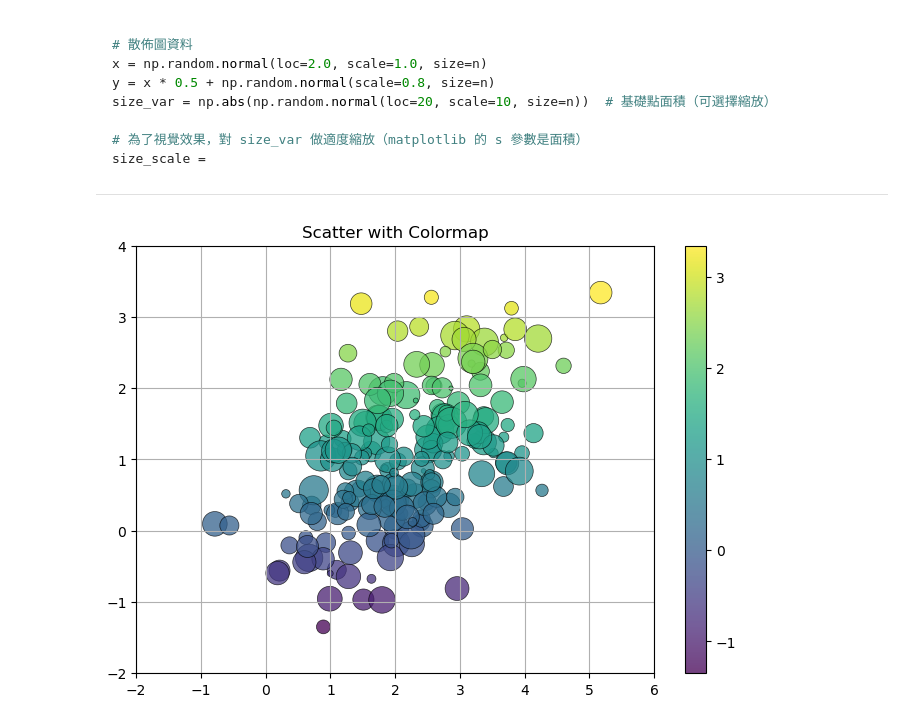
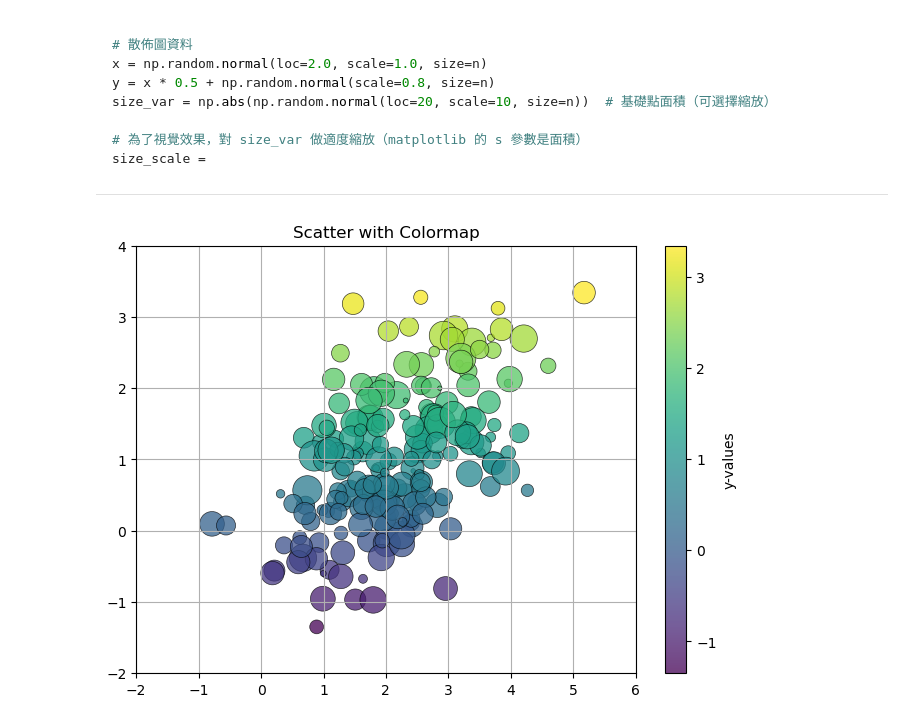
Before and after one commit to IntroDS-2025f/github-hw-1-Max-00000, a Jupyter notebook: matplot_test1.ipynb, the cells around one changed output. Cells and saved outputs as stored; diff of their text form; code cells hidden in the pictures.

```diff
--- a/matplot_test1.ipynb
+++ b/matplot_test1.ipynb
@@ -90,32 +90,32 @@ import numpy as np
 import matplotlib.pyplot as plt
 
 # 固定亂數種子以便結果可重現
 np.random.seed(768)
 
 n = 200
 
 x = np.random.normal(loc=2.0, scale=1.0, size=n)
 y = x * 0.5 + np.random.normal(scale=0.8, size=n)
 size_var = np.abs(np.random.normal(loc=20, scale=10, size=n))
 size_scalar = (size_var - size_var.min()) / (size_var.max() - size_var.min() + 1e-9) * 490 + 10
 
 fig, ax = plt.subplots(
     nrows=1,
     ncols=1,
     layout='constrained'
 )
 
 ax.set(
     title='Scatter with Colormap',
     xlim=(-2, 6),
     ylim=(-2, 4)
 )
 ax.grid(visible=True)
 
 sc = ax.scatter(x, y, c=y, s=size_scalar, alpha=0.75, edgecolors='black', linewidths=0.5)
 
-cbar = fig.colorbar(sc, ax=ax)
+cbar = fig.colorbar(sc, ax=ax, label='y-values')
 
 plt.show()
 # %% [output]
-[figure, old version]
+[figure, new version]
```
Also changed, not shown: parts of 1 cell of this notebook.
